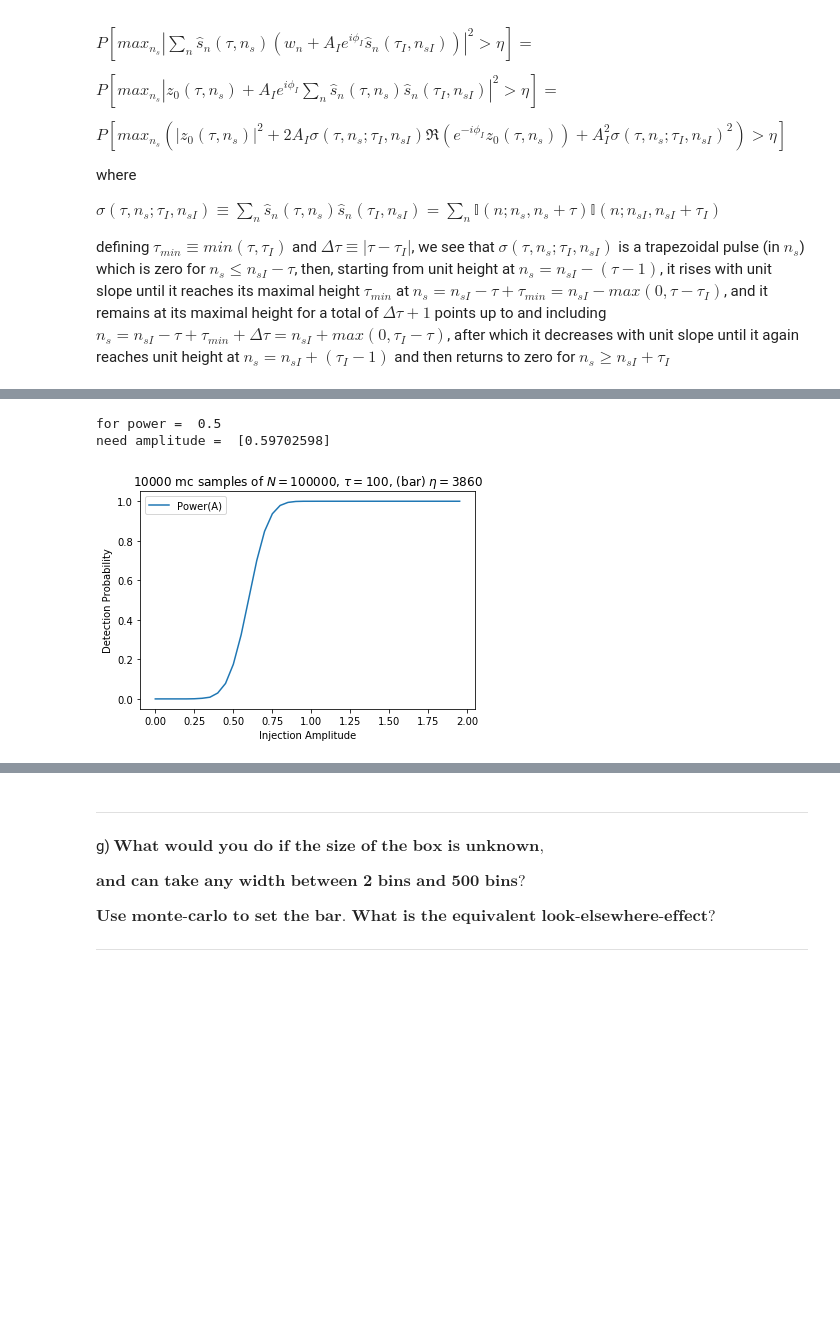
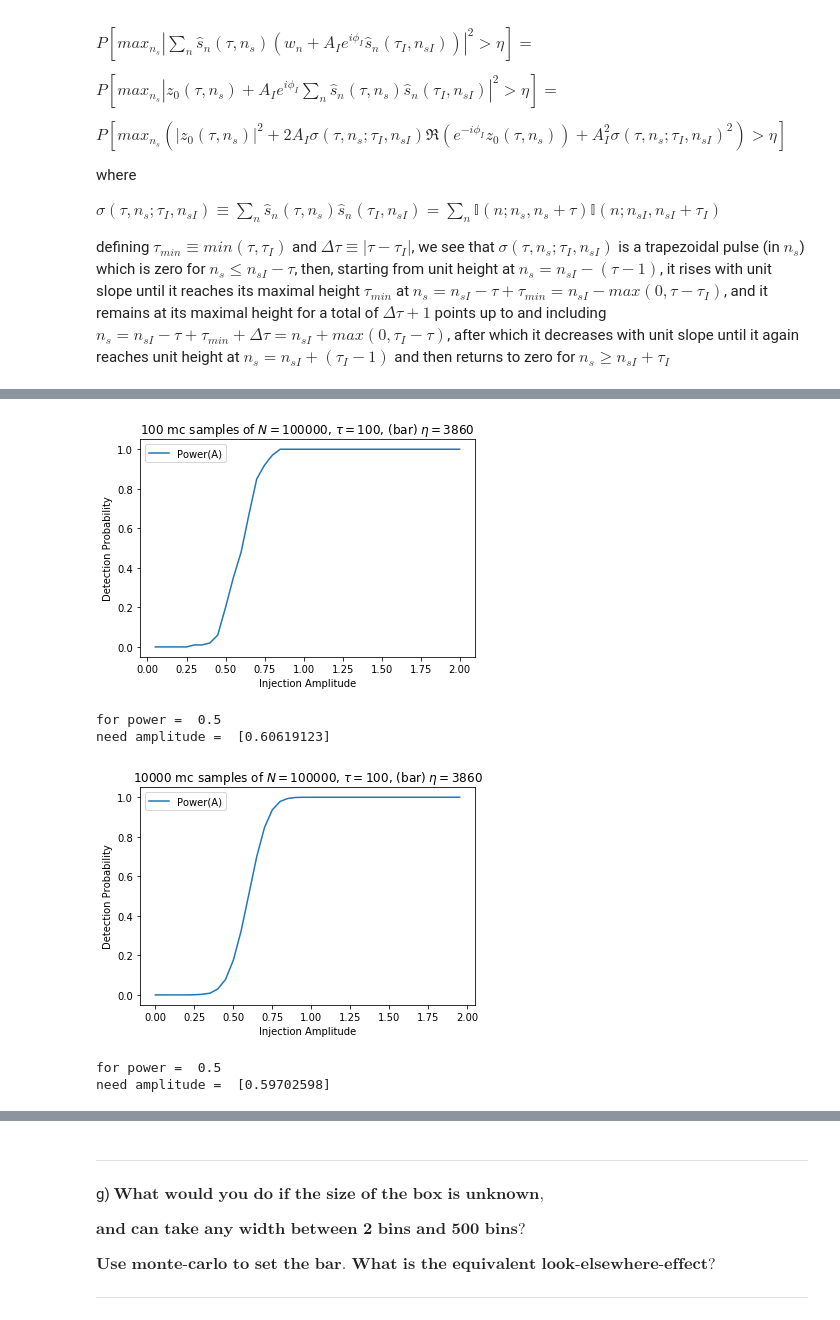
Before and after one commit to seth-olsen/stats-exercises, a Jupyter notebook: writeup_stats_exercises.ipynb, the cells around one changed output, grey strips where cells are left out. Saved outputs shown, nothing was run; the diff lists cells and outputs as text; code cells hidden in the pictures; blank space fills up the shorter version.

```diff
--- a/writeup_stats_exercises.ipynb
+++ b/writeup_stats_exercises.ipynb
@@ -926,7 +1118,7 @@ Avals = np.arange(Amin, Amax + Amin, Amin)
 namps = np.size(Avals)
 counts = np.zeros(namps)
 # construct signal template for z0 convolution
-ft_signal = np.fft.fft(np.concatenate([np.zeros(N-tau), np.ones(tau)]))
+ft_signal = get_revsig_ft(N, tau)
 # construct triangular pulse for sigma as described above
 zinc = np.zeros(N)
 nsI = int(N / 2)
@@ -940,8 +1132,7 @@ zinc = Amin*zinc
 # now iterate over noise realizations
 for i in range(Nmc):
     # compute pure noise component of z
-    z0 = np.fft.ifft(ft_signal * np.fft.fft(np.random.normal(0, 1, N) + \
-                                            1j*np.random.normal(0, 1, N)))
+    z0 = ifft(ft_signal * fft(get_wgn(N)))
     Aind = 0
     # compute bar array for efficient testing
     bar_im_z0sq = threshold - (z0.imag)**2
@@ -962,3 +1190,17 @@ np.savetxt('amps_pwrA.csv', Avals, delimiter=',')
+# %%
+N = 10**5
+tau = 100
+bar = 3860
+Nmc = 100
+Amax = 2.0
+Amin = 0.05
+Avals = np.arange(Amin, Amax + Amin, Amin)
+pwrs = get_pwrA(Avals, bar, N=N, tau=tau, Nmc=Nmc)
+pwr_plot(Avals, pwrs, bar, N=N, tau=tau, Nmc=Nmc)
+# %% [output]
+[figure, added]
+for power =  0.5
+need amplitude =  [0.60619123]
 # %%
 desired_pwr = 0.5
 # again, let's run on cluster and import data from files
@@ -972,20 +1214,11 @@ namps = np.size(plot_amps)
 plot_amps = plot_amps[:namps//2]
 plot_pwrs = plot_pwrs[:namps//2]
 # interpolate Pi(A) and find zero of Pi(A) - desired_pwr
-amp_for_desired_pwr = spline(plot_amps, plot_pwrs - desired_pwr).roots()
-print('\nfor power = ', desired_pwr, '\nneed amplitude = ', amp_for_desired_pwr, '\n')
-plt.figure(655)
-plt.plot(plot_amps, plot_pwrs)
-plt.legend(['Power(A)'])
-plt.xlabel('Injection Amplitude')
-plt.ylabel('Detection Probability')
-plt.title(str(Nmc) + ' mc samples of $N=$' + str(N) + ', $\\tau=$' + str(tau) + \
-          ', (bar) $\\eta=$' + str(bar))
-plt.show(block=False)
+pwr_plot(plot_amps, plot_pwrs, bar, N=N, tau=100, Nmc=Nmc, desired_pwr=desired_pwr)
 # %% [output]
+[figure]
 for power =  0.5
 need amplitude =  [0.59702598]
-[figure]
 # %%
 desired_pwr = 0.5
 # and for N = 10^6
```
Also changed, not shown: parts of 40 cells of this notebook, 1 other file.
